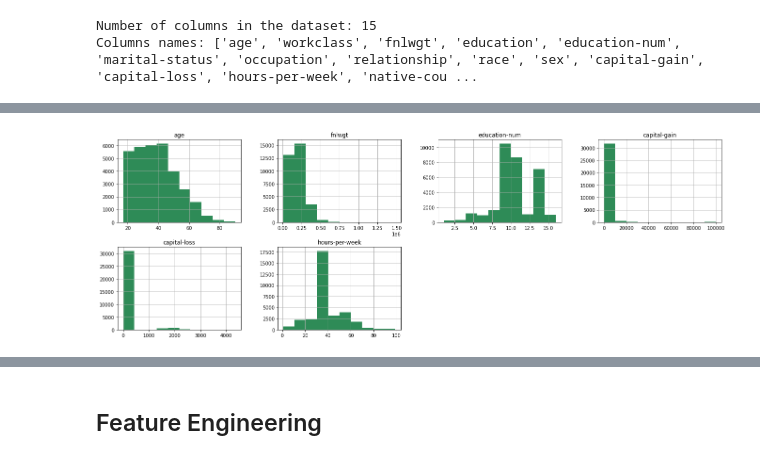
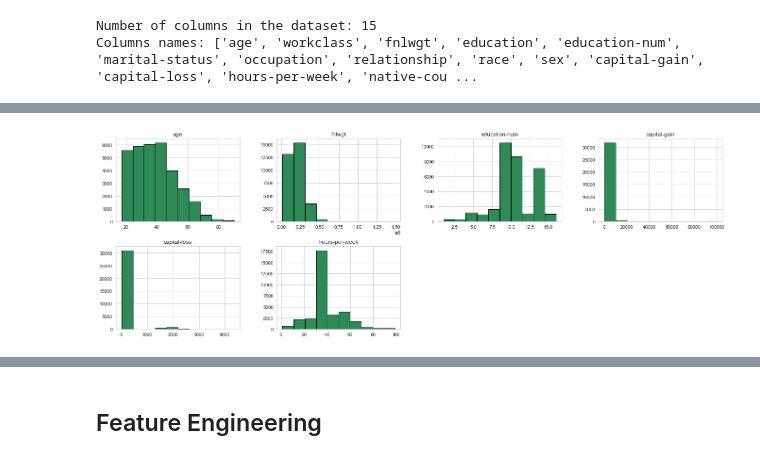
Before and after one commit to callistac/IncomePrediction, a Jupyter notebook: src/income_prediction.ipynb, the cells around one changed output, grey strips where cells are left out. Drawn from its saved outputs; the diff is of its cells as text; code cells hidden in the pictures.

```diff
--- a/src/income_prediction.ipynb
+++ b/src/income_prediction.ipynb
@@ -40,5 +87,5 @@ df_train.describe()
 # %%
 # plotting numerical predictors
-subplot = df_train.hist(layout=(5,4), figsize=(23,20), color='seagreen')
+subplot = df_train.hist(layout=(5,4), figsize=(23,20), color='seagreen', edgecolor='black')
 # %% [output]
-[figure, old version]
+[figure, new version]
```
Also changed, not shown: parts of 21 cells of this notebook.
